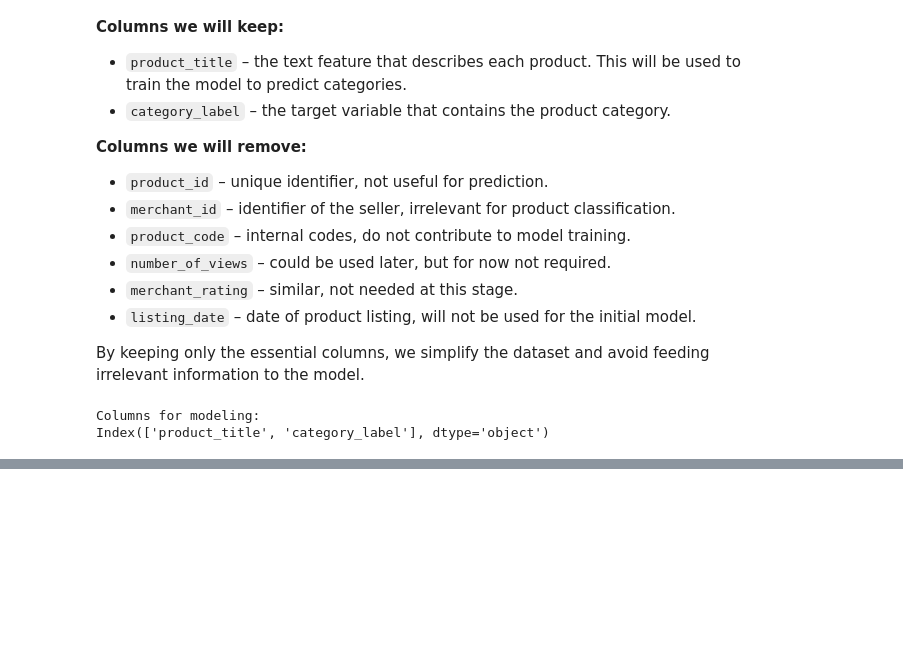
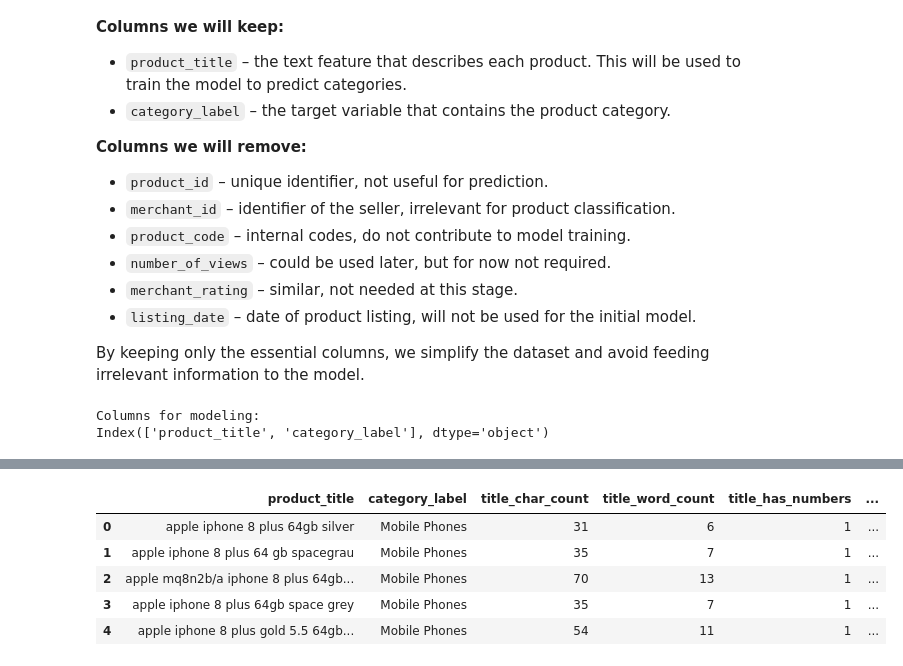
Before and after one commit to enis-gosic/product-title-classification-ML-project, a Jupyter notebook: notebook/product_title_classification.ipynb, the cells around one changed output, grey strips where cells are left out. Saved outputs shown, nothing was run; the diff lists cells and outputs as text; code cells hidden in the pictures; blank space fills up the shorter version.

Commit message:
Feature Engineering on product_title

```diff
--- a/notebook/product_title_classification.ipynb
+++ b/notebook/product_title_classification.ipynb
@@ -293,0 +307,30 @@ Index(['product_title', 'category_label'], dtype='object')
+# %%
+# Feature Engineering on 'product_title'
+
+# 1️⃣ Title length (number of characters)
+df_model['title_char_count'] = df_model['product_title'].astype(str).apply(len)
+
+# 2️⃣ Word count
+df_model['title_word_count'] = df_model['product_title'].astype(str).apply(lambda x: len(x.split()))
+
+# 3️⃣ Presence of numbers
+df_model['title_has_numbers'] = df_model['product_title'].str.contains(r'\d').astype(int)
+
+# 4️⃣ Presence of uppercase words (excluding the first letter)
+df_model['title_has_uppercase'] = df_model['product_title'].apply(lambda x: any(word.isupper() for word in x.split())).astype(int)
+
+# 5️⃣ Maximum word length
+df_model['title_max_word_length'] = df_model['product_title'].astype(str).apply(lambda x: max([len(word) for word in x.split()]) if x else 0)
+
+# 6️⃣ Count of special characters
+df_model['title_special_char_count'] = df_model['product_title'].astype(str).apply(lambda x: sum(not c.isalnum() and not c.isspace() for c in x))
+
+# Preview the new dataset
+df_model.head()
+# %% [output]
+|  | product_title | category_label | title_char_count | title_word_count | title_has_numbers | ... |
+| 0 | apple iphone 8 plus 64gb silver | Mobile Phones | 31 | 6 | 1 | ... |
+| 1 | apple iphone 8 plus 64 gb spacegrau | Mobile Phones | 35 | 7 | 1 | ... |
+| 2 | apple mq8n2b/a iphone 8 plus 64gb... | Mobile Phones | 70 | 13 | 1 | ... |
+| 3 | apple iphone 8 plus 64gb space grey | Mobile Phones | 35 | 7 | 1 | ... |
+| 4 | apple iphone 8 plus gold 5.5 64gb... | Mobile Phones | 54 | 11 | 1 | ... |
```
Also changed, not shown: parts of 1 cell of this notebook.
